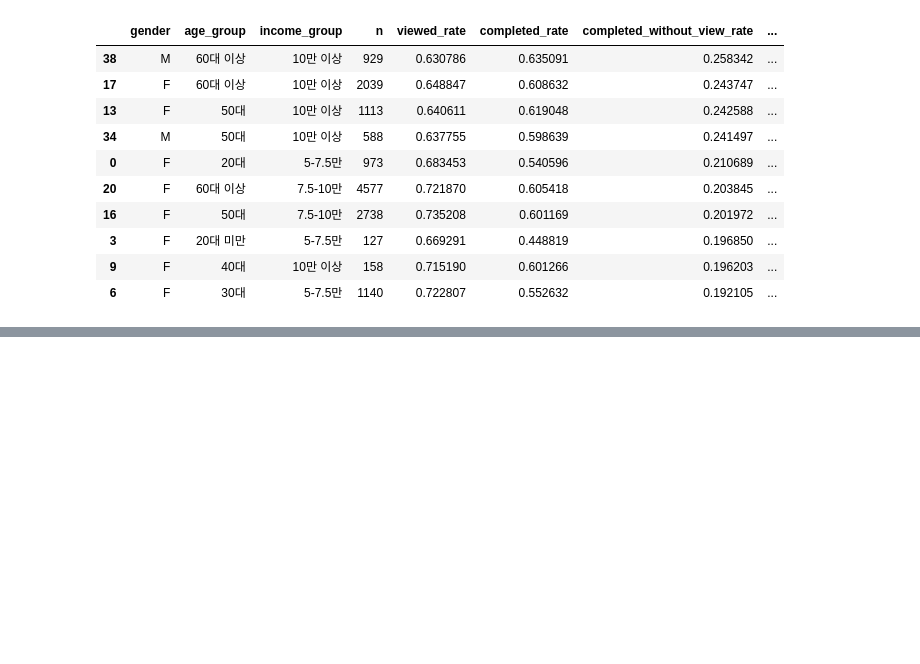
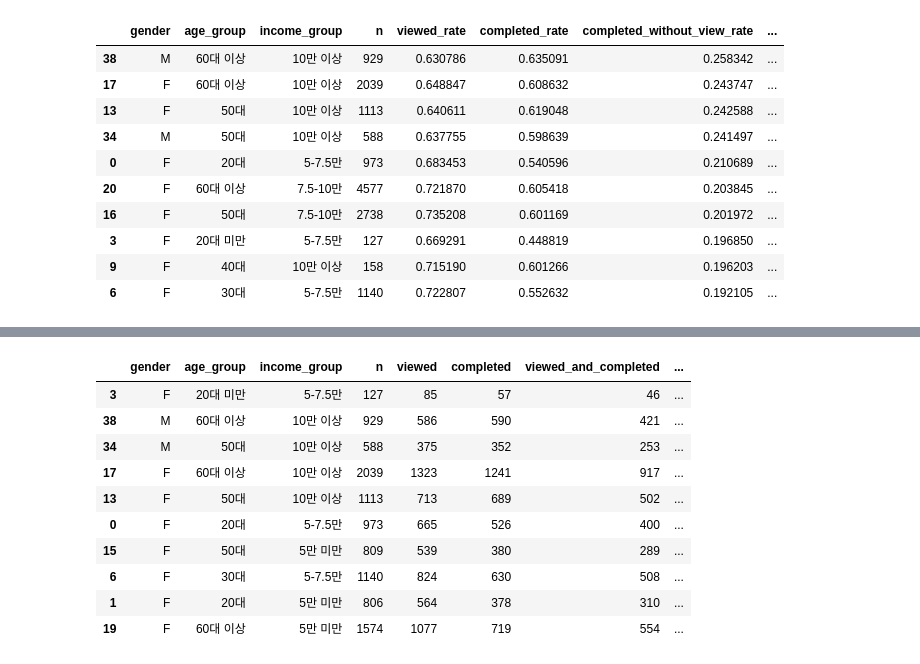
Before and after one commit to rladbstj56/practice_project, a Jupyter notebook: chanhui_EDA/final_analysis/Final_analysis1-4.ipynb, the cells around one changed output, grey strips where cells are left out. Cells and saved outputs as stored; diff of their text form; code cells hidden in the pictures; blank space fills up the shorter version.

```diff
--- a/chanhui_EDA/final_analysis/Final_analysis1-4.ipynb
+++ b/chanhui_EDA/final_analysis/Final_analysis1-4.ipynb
@@ -204,0 +277,19 @@ seg.head()
+# %%
+seg['completed_without_view_ratio'] = seg['completed_without_view'] / seg['completed']
+# %%
+seg[seg['n'] >= 100].sort_values(
+    ['completed_without_view_ratio'],
+    ascending=False
+).head(10)
+# %% [output]
+|  | gender | age_group | income_group | n | viewed | completed | viewed_and_completed | ... |
+| 3 | F | 20대 미만 | 5-7.5만 | 127 | 85 | 57 | 46 | ... |
+| 38 | M | 60대 이상 | 10만 이상 | 929 | 586 | 590 | 421 | ... |
+| 34 | M | 50대 | 10만 이상 | 588 | 375 | 352 | 253 | ... |
+| 17 | F | 60대 이상 | 10만 이상 | 2039 | 1323 | 1241 | 917 | ... |
+| 13 | F | 50대 | 10만 이상 | 1113 | 713 | 689 | 502 | ... |
+| 0 | F | 20대 | 5-7.5만 | 973 | 665 | 526 | 400 | ... |
+| 15 | F | 50대 | 5만 미만 | 809 | 539 | 380 | 289 | ... |
+| 6 | F | 30대 | 5-7.5만 | 1140 | 824 | 630 | 508 | ... |
+| 1 | F | 20대 | 5만 미만 | 806 | 564 | 378 | 310 | ... |
+| 19 | F | 60대 이상 | 5만 미만 | 1574 | 1077 | 719 | 554 | ... |
```
Also changed, not shown: parts of 12 cells of this notebook, 3 other files.
